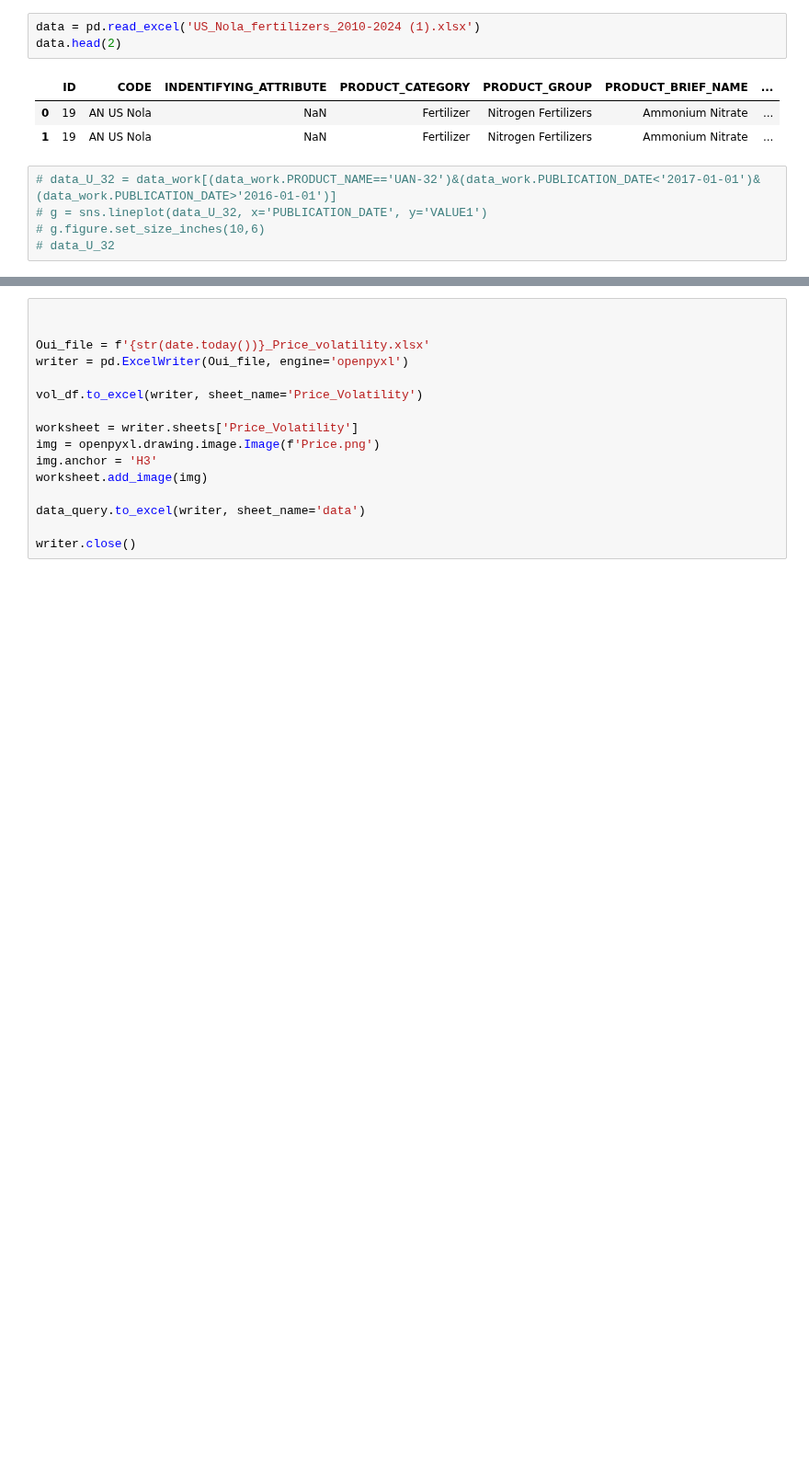
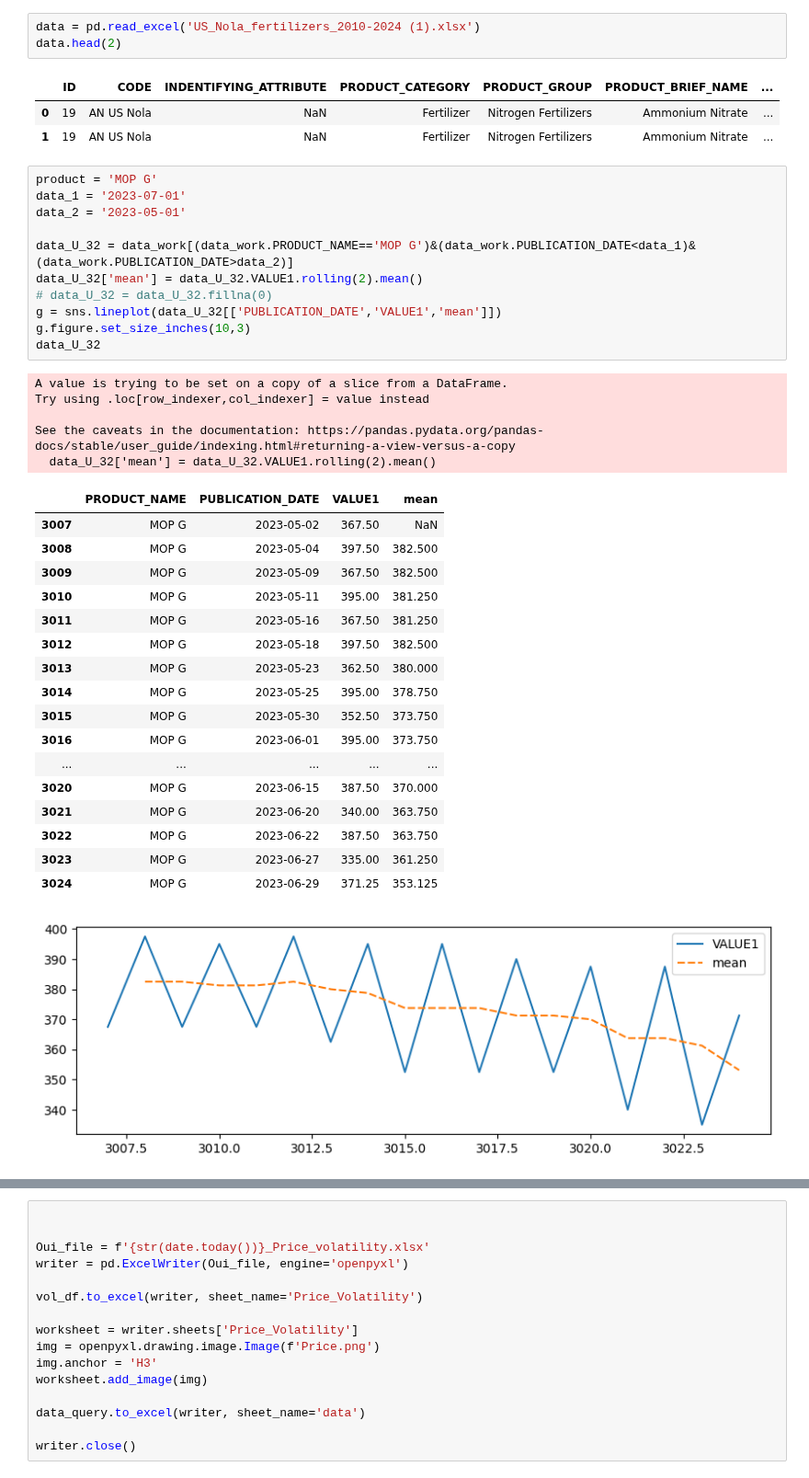
Before and after one commit to Lirollel/Work_AIM_Jupyter-Python-Pandas, a Jupyter notebook: Volatility/Prices.ipynb, the cells around one changed output, grey strips where cells are left out. Shown at 92% size. Drawn from its saved outputs; the diff is of its cells as text; blank space fills up the shorter version.

```diff
--- a/Volatility/Prices.ipynb
+++ b/Volatility/Prices.ipynb
@@ -34,8 +34,38 @@ data.head(2)
 | 0 | 19 | AN US Nola | NaN | Fertilizer | Nitrogen Fertilizers | Ammonium Nitrate | ... |
 | 1 | 19 | AN US Nola | NaN | Fertilizer | Nitrogen Fertilizers | Ammonium Nitrate | ... |
 # %%
-# data_U_32 = data_work[(data_work.PRODUCT_NAME=='UAN-32')&(data_work.PUBLICATION_DATE<'2017-01-01')&(data_work.PUBLICATION_DATE>'2016-01-01')]
-# g = sns.lineplot(data_U_32, x='PUBLICATION_DATE', y='VALUE1')
-# g.figure.set_size_inches(10,6)
-# data_U_32
+product = 'MOP G'
+data_1 = '2023-07-01'
+data_2 = '2023-05-01'
+
+data_U_32 = data_work[(data_work.PRODUCT_NAME=='MOP G')&(data_work.PUBLICATION_DATE<data_1)&(data_work.PUBLICATION_DATE>data_2)]
+data_U_32['mean'] = data_U_32.VALUE1.rolling(2).mean()
+# data_U_32 = data_U_32.fillna(0)
+g = sns.lineplot(data_U_32[['PUBLICATION_DATE','VALUE1','mean']])
+g.figure.set_size_inches(10,3)
+data_U_32
+# %% [output]
+A value is trying to be set on a copy of a slice from a DataFrame.
+Try using .loc[row_indexer,col_indexer] = value instead
+
+See the caveats in the documentation: https://pandas.pydata.org/pandas-docs/stable/user_guide/indexing.html#returning-a-view-versus-a-copy
+  data_U_32['mean'] = data_U_32.VALUE1.rolling(2).mean()
+|  | PRODUCT_NAME | PUBLICATION_DATE | VALUE1 | mean |
+| 3007 | MOP G | 2023-05-02 | 367.50 | NaN |
+| 3008 | MOP G | 2023-05-04 | 397.50 | 382.500 |
+| 3009 | MOP G | 2023-05-09 | 367.50 | 382.500 |
+| 3010 | MOP G | 2023-05-11 | 395.00 | 381.250 |
+| 3011 | MOP G | 2023-05-16 | 367.50 | 381.250 |
+| 3012 | MOP G | 2023-05-18 | 397.50 | 382.500 |
+| 3013 | MOP G | 2023-05-23 | 362.50 | 380.000 |
+| 3014 | MOP G | 2023-05-25 | 395.00 | 378.750 |
+| 3015 | MOP G | 2023-05-30 | 352.50 | 373.750 |
+| 3016 | MOP G | 2023-06-01 | 395.00 | 373.750 |
+| ... | ... | ... | ... | ... |
+| 3020 | MOP G | 2023-06-15 | 387.50 | 370.000 |
+| 3021 | MOP G | 2023-06-20 | 340.00 | 363.750 |
+| 3022 | MOP G | 2023-06-22 | 387.50 | 363.750 |
+| 3023 | MOP G | 2023-06-27 | 335.00 | 361.250 |
+| 3024 | MOP G | 2023-06-29 | 371.25 | 353.125 |
+[figure, added]
 # %%
```
Also changed, not shown: parts of 4 cells of this notebook, 5 other files.
